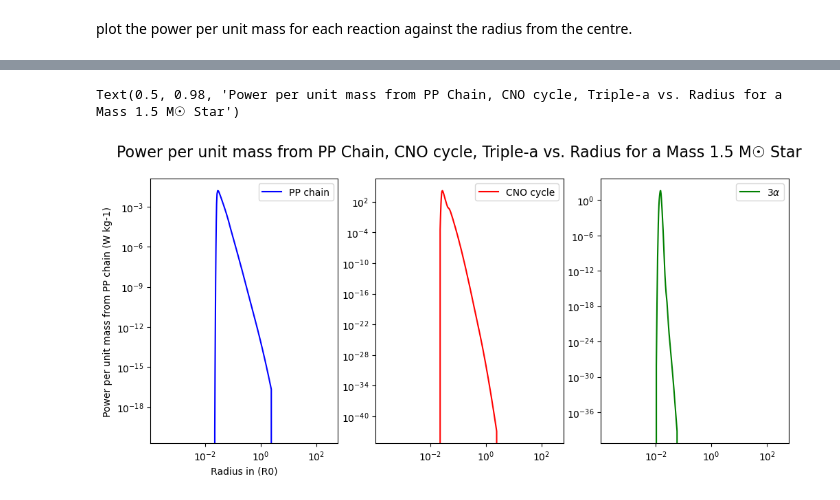
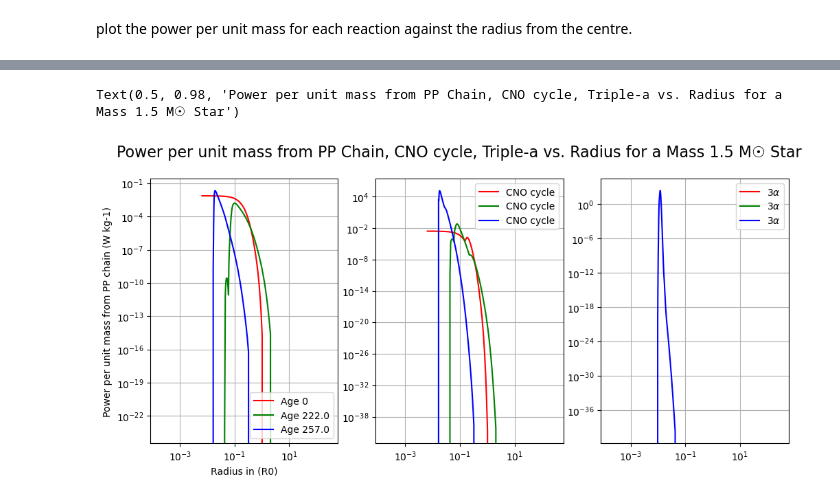
Before and after one commit to pathakis/Modelling-the-Lives-of-Stars, a Jupyter notebook: Task_3_3.ipynb, the cells around one changed output, grey strips where cells are left out. Saved outputs shown, nothing was run; the diff lists cells and outputs as text; code cells hidden in the pictures.

```diff
--- a/Task_3_3.ipynb
+++ b/Task_3_3.ipynb
@@ -41,6 +37,6 @@ pwd
 # %%
-data_1_5 = pd.read_fwf('Modelling-the-Lives-of-Stars/Data1_5/Data0_01/summary_SI.txt', names=col_names, index_col=0)
-data_20 = pd.read_fwf('Modelling-the-Lives-of-Stars/Data20/Data0_01/summary_SI.txt', names=col_names, index_col=0)
+data_1_5 = pd.read_fwf('Data1_5/Data0_01/summary_SI.txt', names=col_names, index_col=0)
+data_20 = pd.read_fwf('Data20/Data0_01/summary_SI.txt', names=col_names, index_col=0)
 # %%
 data_20.describe()
 # %% [output]
@@ -123,0 +120,5 @@ plt.show()
+# %%
+
+age_1_5 = np.array(data_1_5['Age (years)'])
+age_20 = np.array(data_20['Age (years)'])
+age_1_5[1:]-age_1_5[:-1]
@@ -162,5 +186,7 @@ col_names_extended = ['Lagrangian mass coordinate (M0)',
              'Oxygen mass fraction',
              'Electron degeneracy parameter']
 
-data_1_5_extended = pd.read_fwf('Modelling-the-Lives-of-Stars/Data1_5/Data0_01/Detailed/structure_00874.txt', names=col_names_extended, index_col=0)
+data_1_5_extended_early = pd.read_fwf('Data1_5/Data0_01/Detailed/structure_00000.txt', names=col_names_extended, index_col=0)
+data_1_5_extended_mid = pd.read_fwf('Data1_5/Data0_01/Detailed/structure_00150.txt', names=col_names_extended, index_col=0)
+data_1_5_extended_end = pd.read_fwf('Data1_5/Data0_01/Detailed/structure_00900.txt', names=col_names_extended, index_col=0)
 # %%
@@ -168,29 +205,52 @@ data_1_5_extended.describe()
 # %%
 fig, ax = plt.subplots(1, 3, figsize=(12, 5))
 
 #'Power per unit mass from PP chain (W kg-1)'
-ax[0].plot(data_1_5_extended['Radius coordinate (R0)'], data_1_5_extended['Power per unit mass from PP chain (W kg-1)'], linestyle='-', c='b', label='PP chain')
-ax[1].plot(data_1_5_extended['Radius coordinate (R0)'], data_1_5_extended['Power per unit mass from CNO cycle (W kg-1)'], linestyle='-', c='r', label='CNO cycle')
-ax[2].plot(data_1_5_extended['Radius coordinate (R0)'], data_1_5_extended['Power per unit mass from triple-alpha reaction (W kg-1)'], linestyle='-', c='g', label=r'3$\alpha$')
+ax[0].plot(data_1_5_extended_early['Radius coordinate (R0)'],
+           data_1_5_extended_early['Power per unit mass from PP chain (W kg-1)'],
+           linestyle='-', c='r', label='Age 0')
+
+ax[0].plot(data_1_5_extended_mid['Radius coordinate (R0)'],
+           data_1_5_extended_mid['Power per unit mass from PP chain (W kg-1)'],
+           linestyle='-', c='g', label='Age ' + str(np.round(age_1_5[150]/1e7,0)))
+
+ax[0].plot(data_1_5_extended_end['Radius coordinate (R0)'],
+           data_1_5_extended_end['Power per unit mass from PP chain (W kg-1)'],
+           linestyle='-', c='b', label='Age '  + str(np.round(age_1_5[900]/1e7,0)))
+
+
+
+ax[1].plot(data_1_5_extended_early['Radius coordinate (R0)'], data_1_5_extended_early['Power per unit mass from CNO cycle (W kg-1)'], linestyle='-', c='r', label='CNO cycle')
+ax[1].plot(data_1_5_extended_mid['Radius coordinate (R0)'], data_1_5_extended_mid['Power per unit mass from CNO cycle (W kg-1)'], linestyle='-', c='g', label='CNO cycle')
+ax[1].plot(data_1_5_extended_end['Radius coordinate (R0)'], data_1_5_extended_end['Power per unit mass from CNO cycle (W kg-1)'], linestyle='-', c='b', label='CNO cycle')
+
+
+
+ax[2].plot(data_1_5_extended_early['Radius coordinate (R0)'], data_1_5_extended_early['Power per unit mass from triple-alpha reaction (W kg-1)'], linestyle='-', c='r', label=r'3$\alpha$')
+ax[2].plot(data_1_5_extended_mid['Radius coordinate (R0)'], data_1_5_extended_mid['Power per unit mass from triple-alpha reaction (W kg-1)'], linestyle='-', c='g', label=r'3$\alpha$')
+ax[2].plot(data_1_5_extended_end['Radius coordinate (R0)'], data_1_5_extended_end['Power per unit mass from triple-alpha reaction (W kg-1)'], linestyle='-', c='b', label=r'3$\alpha$')
+
+
+
 ax[0].legend()
 ax[1].legend()
 ax[2].legend()
 ax[0].set_yscale('log')
 ax[1].set_yscale('log')
 ax[2].set_yscale('log')
 ax[0].set_xscale('log')
 ax[1].set_xscale('log')
 ax[2].set_xscale('log')
-#ax[0].set_xticks(range(0, 22,2))
-#ax[1].set_xticks(range(0, 22,2))
-#ax[2].set_xticks(range(0, 22,2))
+ax[0].grid()
+ax[1].grid()
+ax[2].grid()
 ax[0].set_xlabel('Radius in (R0)')
 ax[0].set_ylabel('Power per unit mass from PP chain (W kg-1)')
 
 #ax[0].set_title('Mass 1.5 M☉ Star')
 #ax[1].set_title('Mass 20 M☉ Star')
 fig.suptitle('Power per unit mass from PP Chain, CNO cycle, Triple-a vs. Radius for a Mass 1.5 M☉ Star', fontsize=16)
 # %% [output]
 Text(0.5, 0.98, 'Power per unit mass from PP Chain, CNO cycle, Triple-a vs. Radius for a Mass 1.5 M☉ Star')
-[figure, old version]
+[figure, new version]
 # %%
```
Also changed, not shown: parts of 9 cells of this notebook, 4 other files.
